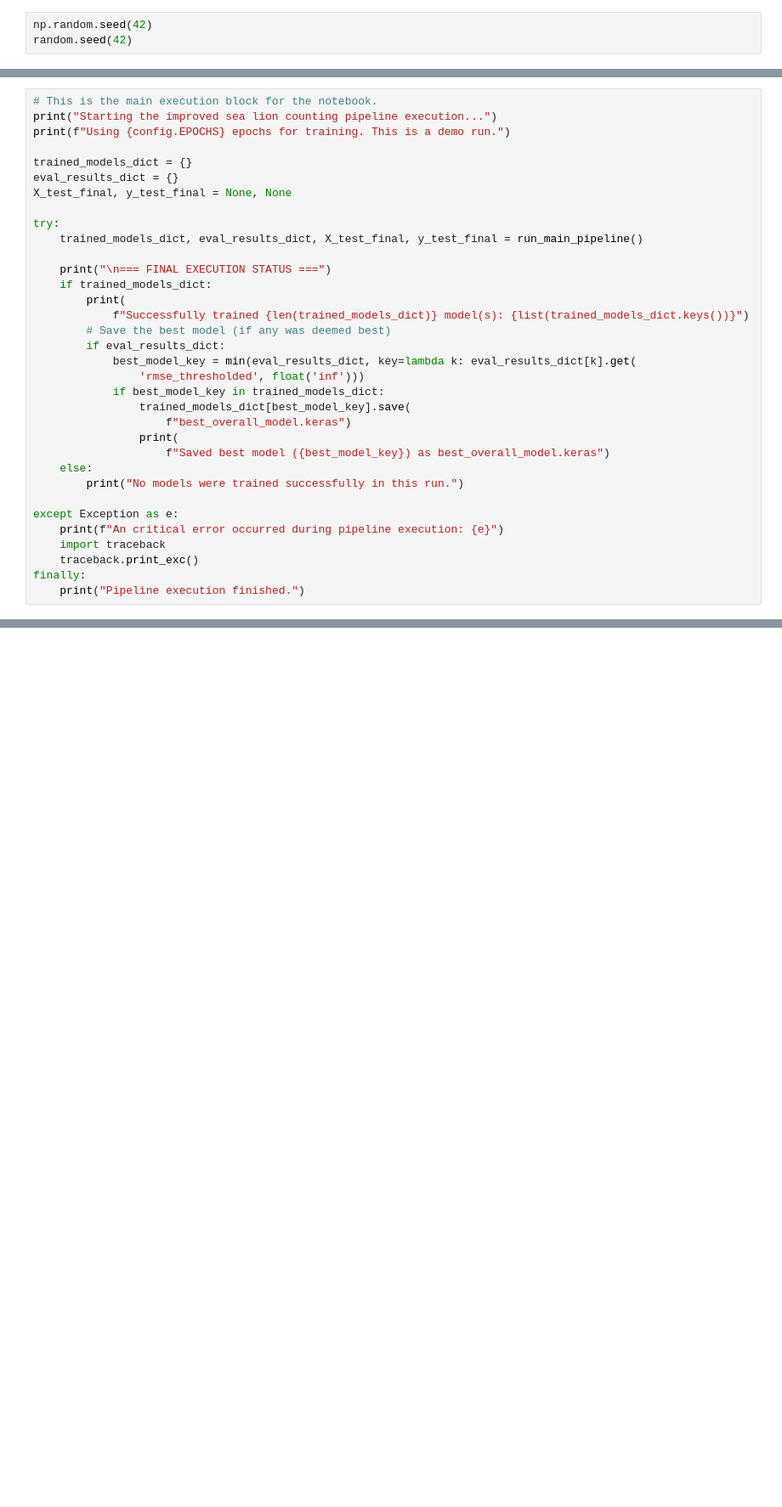
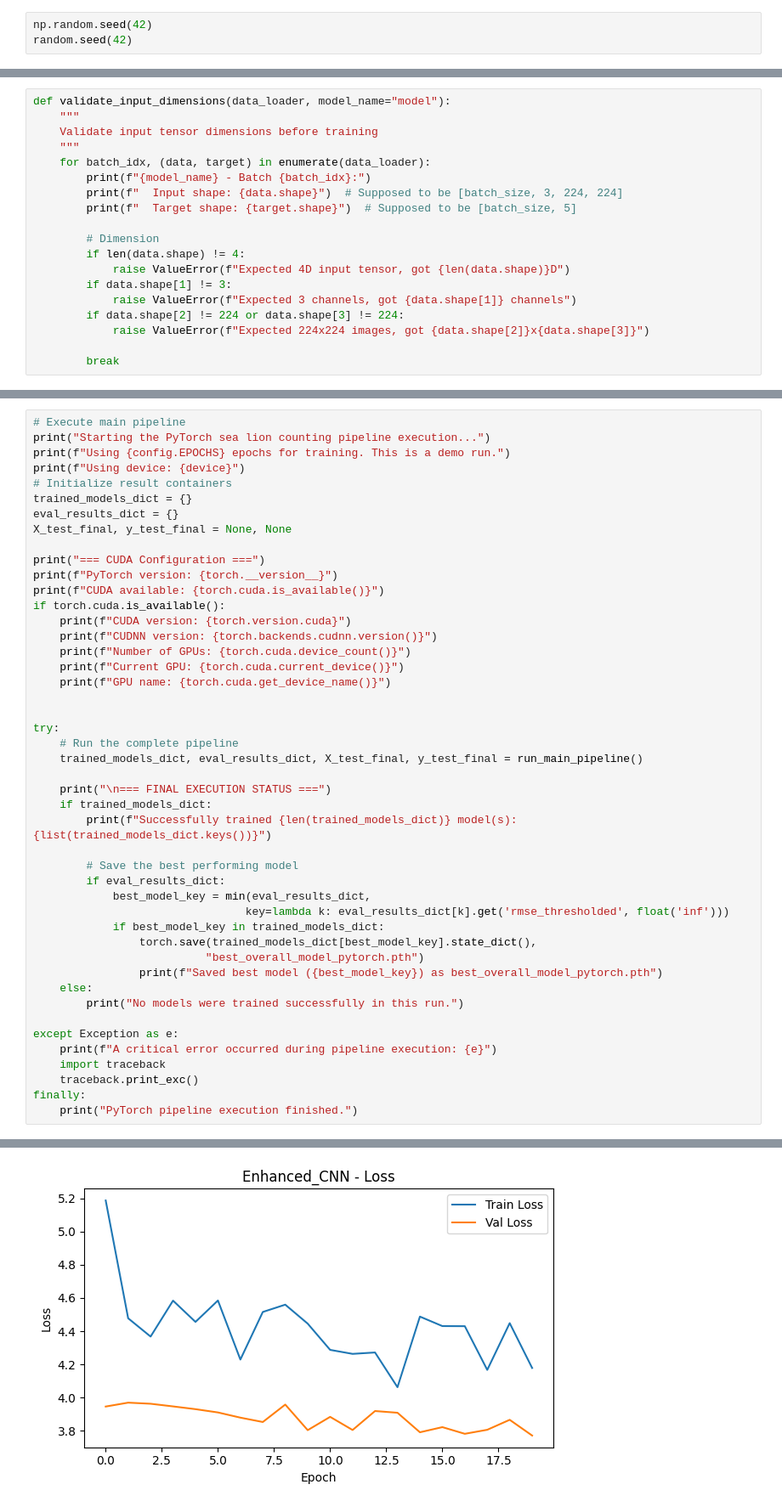
Before and after one commit to dytsou/vrdlFinalProject, a Jupyter notebook: main.ipynb, the cells around one changed output, grey strips where cells are left out. Shown at 85% size. Saved outputs shown, nothing was run; the diff lists cells and outputs as text; blank space fills up the shorter version.

Commit message:
fix: update Python version and GPU settings in Jupyter notebook for improved compatibility and performance

```diff
--- a/main.ipynb
+++ b/main.ipynb
@@ -402 +656,20 @@ def plot_training_summary(history, model_name):
+# %%
+def validate_input_dimensions(data_loader, model_name="model"):
+    """
+    Validate input tensor dimensions before training
+    """
+    for batch_idx, (data, target) in enumerate(data_loader):
+        print(f"{model_name} - Batch {batch_idx}:")
+        print(f"  Input shape: {data.shape}")  # Supposed to be [batch_size, 3, 224, 224]
+        print(f"  Target shape: {target.shape}")  # Supposed to be [batch_size, 5]
+
+        # Dimension
+        if len(data.shape) != 4:
+            raise ValueError(f"Expected 4D input tensor, got {len(data.shape)}D")
+        if data.shape[1] != 3:
+            raise ValueError(f"Expected 3 channels, got {data.shape[1]} channels")
+        if data.shape[2] != 224 or data.shape[3] != 224:
+            raise ValueError(f"Expected 224x224 images, got {data.shape[2]}x{data.shape[3]}")
+
+        break
 # %%
@@ -534,34 +804,47 @@ print("Main training pipeline function defined.")
 # %%
-# This is the main execution block for the notebook.
-print("Starting the improved sea lion counting pipeline execution...")
+# Execute main pipeline
+print("Starting the PyTorch sea lion counting pipeline execution...")
 print(f"Using {config.EPOCHS} epochs for training. This is a demo run.")
-
+print(f"Using device: {device}")
+# Initialize result containers
 trained_models_dict = {}
 eval_results_dict = {}
 X_test_final, y_test_final = None, None
 
+print("=== CUDA Configuration ===")
+print(f"PyTorch version: {torch.__version__}")
+print(f"CUDA available: {torch.cuda.is_available()}")
+if torch.cuda.is_available():
+    print(f"CUDA version: {torch.version.cuda}")
+    print(f"CUDNN version: {torch.backends.cudnn.version()}")
+    print(f"Number of GPUs: {torch.cuda.device_count()}")
+    print(f"Current GPU: {torch.cuda.current_device()}")
+    print(f"GPU name: {torch.cuda.get_device_name()}")
+
+
 try:
+    # Run the complete pipeline
     trained_models_dict, eval_results_dict, X_test_final, y_test_final = run_main_pipeline()
 
     print("\n=== FINAL EXECUTION STATUS ===")
     if trained_models_dict:
-        print(
-            f"Successfully trained {len(trained_models_dict)} model(s): {list(trained_models_dict.keys())}")
-        # Save the best model (if any was deemed best)
+        print(f"Successfully trained {len(trained_models_dict)} model(s): {list(trained_models_dict.keys())}")
+
+        # Save the best performing model
         if eval_results_dict:
-            best_model_key = min(eval_results_dict, key=lambda k: eval_results_dict[k].get(
-                'rmse_thresholded', float('inf')))
+            best_model_key = min(eval_results_dict,
+                                key=lambda k: eval_results_dict[k].get('rmse_thresholded', float('inf')))
             if best_model_key in trained_models_dict:
-                trained_models_dict[best_model_key].save(
-                    f"best_overall_model.keras")
-                print(
-                    f"Saved best model ({best_model_key}) as best_overall_model.keras")
+                torch.save(trained_models_dict[best_model_key].state_dict(),
+                          "best_overall_model_pytorch.pth")
+                print(f"Saved best model ({best_model_key}) as best_overall_model_pytorch.pth")
     else:
         print("No models were trained successfully in this run.")
 
 except Exception as e:
-    print(f"An critical error occurred during pipeline execution: {e}")
+    print(f"A critical error occurred during pipeline execution: {e}")
     import traceback
     traceback.print_exc()
 finally:
-    print("Pipeline execution finished.")
+    print("PyTorch pipeline execution finished.")
+# %% [output]
@@ -567,0 +883 @@ finally:
+[figure, added]
```
Also changed, not shown: parts of 15 cells of this notebook.
